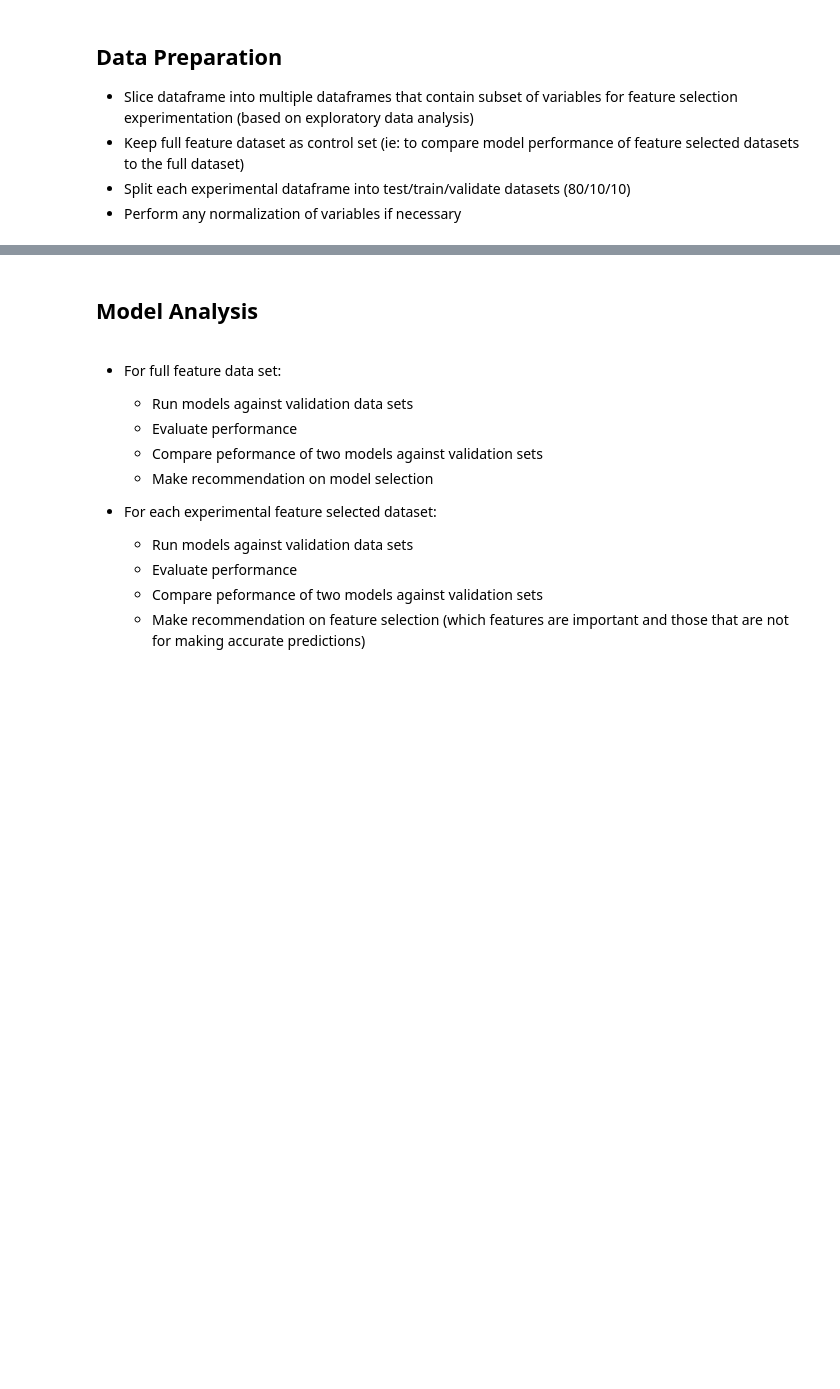
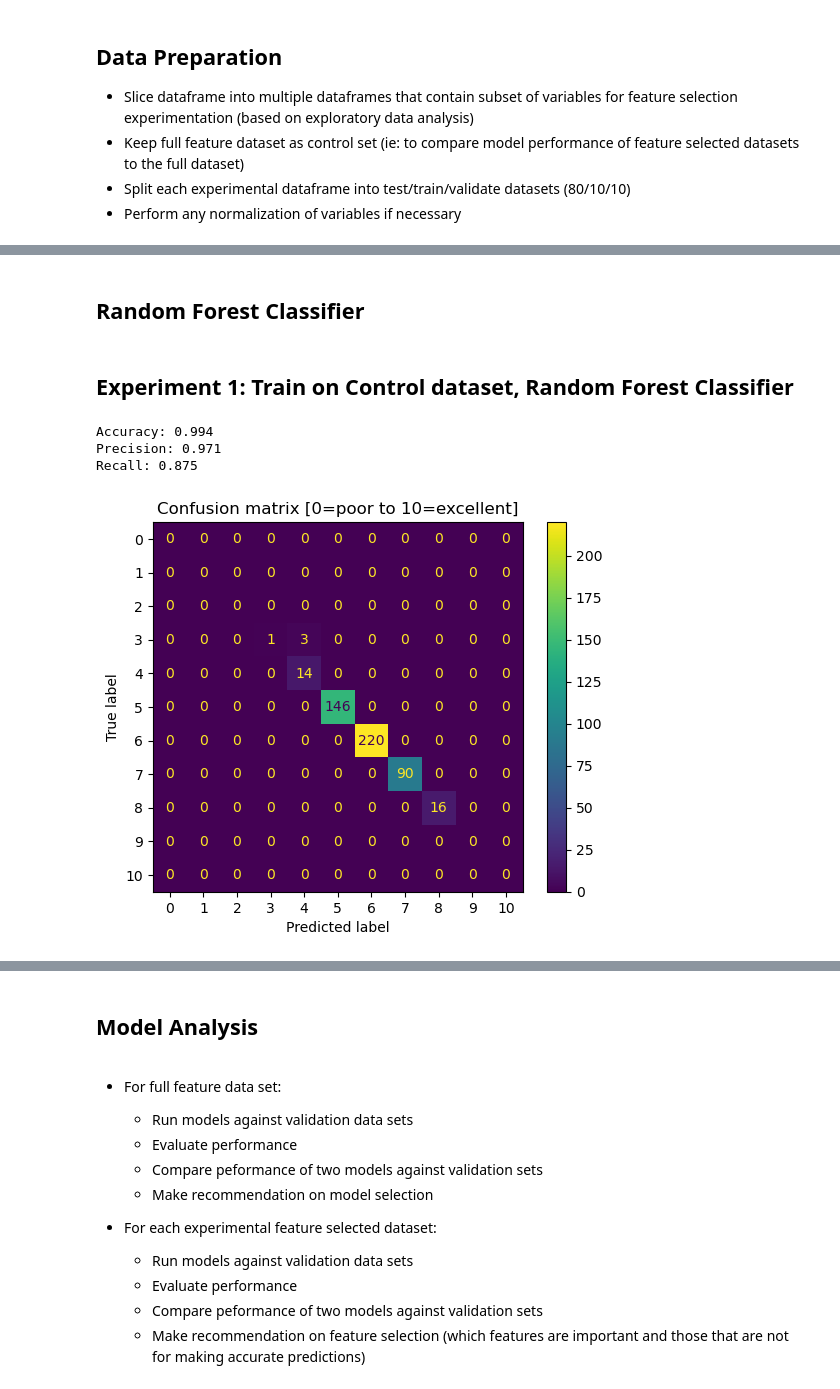
Before and after one commit to dangrant6/Wine-Quality, a Jupyter notebook: wine-quality-analysis.ipynb, the cells around one changed output, grey strips where cells are left out. Saved outputs shown, nothing was run; the diff lists cells and outputs as text; code cells hidden in the pictures; blank space fills up the shorter version.

Commit message:
started random forest model experiments

```diff
--- a/wine-quality-analysis.ipynb
+++ b/wine-quality-analysis.ipynb
@@ -249,0 +260,45 @@ val_data.append((X_val, y_val))
+# %% [markdown]
+## Random Forest Classifier
+# %%
+# Random Forest Classifier Model Experiment Functions
+
+def rf_classifier_train(rf, X_train, y_train):
+    rf.fit(X_train, y_train)
+
+def rf_classifier_run_experiment(rf, X_exp, y_exp):
+
+    # Run prediction on experiment data
+    y_pred = rf.predict(X_exp)
+
+    accuracy = accuracy_score(y_exp, y_pred)
+    precision = precision_score(y_exp, y_pred, average='macro', zero_division=0)
+    recall = recall_score(y_exp, y_pred, average='macro', zero_division=0)
+
+    print("Accuracy:", round(accuracy, 3))
+    print("Precision:", round(precision, 3))
+    print("Recall:", round(recall, 3))
+
+    # Create the confusion matrix
+    labels = [0, 1, 2, 3, 4, 5, 6, 7, 8, 9, 10]
+    cm = confusion_matrix(y_exp, y_pred, labels=labels)
+
+    ConfusionMatrixDisplay(confusion_matrix=cm).plot();
+    plt.title('Confusion matrix [0=poor to 10=excellent]')
+# %% [markdown]
+## Experiment 1: Train on Control dataset, Random Forest Classifier
+# %%
+# Start with control dataset - Train with train_data
+X_train, y_train = train_data[3]
+
+# Initialize model and train
+rf = RandomForestClassifier()
+x = rf_classifier_train(rf, X_train, y_train)
+# %%
+# Run on test set
+X_test, y_test = test_data[3]
+rf_classifier_run_experiment(rf, X_test, y_test)
+# %% [output]
+Accuracy: 0.994
+Precision: 0.971
+Recall: 0.875
+[figure, added]
```
Also changed, not shown: parts of 10 cells of this notebook.
